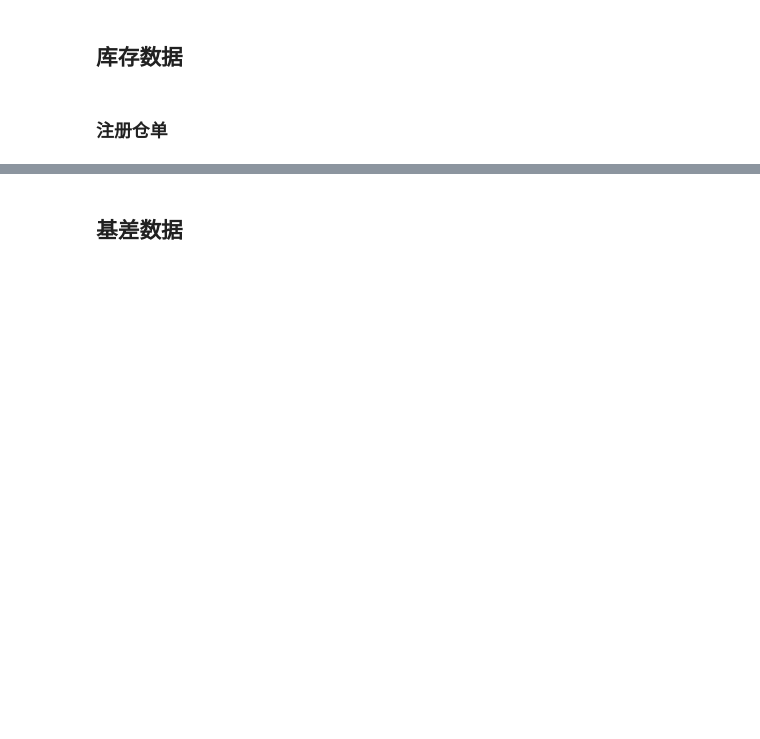
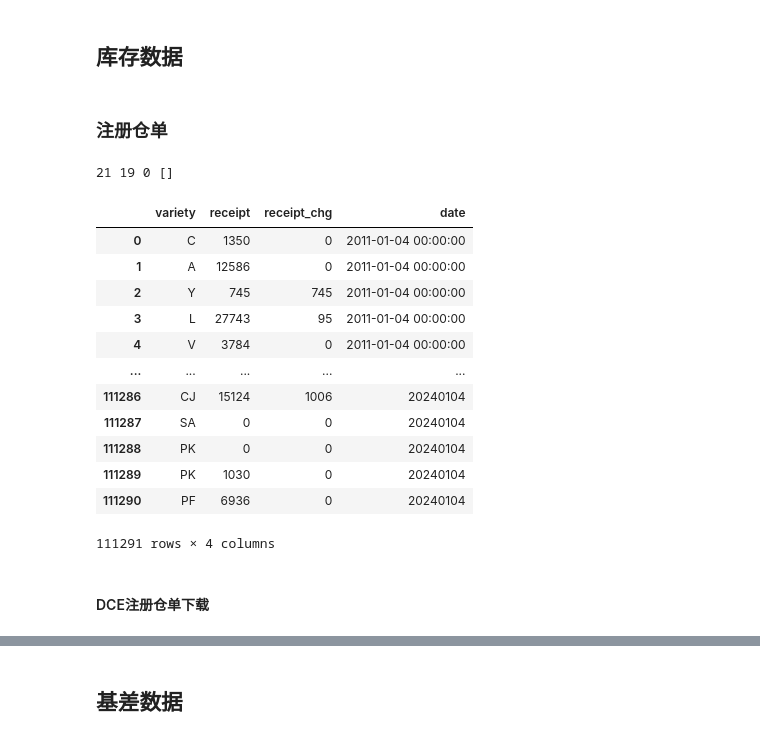
Before and after one commit to Howard-66/futures_nexus, a Jupyter notebook: download.ipynb, the cells around one changed output, grey strips where cells are left out. Cells and saved outputs as stored; diff of their text form; code cells hidden in the pictures; blank space fills up the shorter version.

Commit message:
1.add receipt data into database; 2.add query method for quickly access table infor in db

```diff
--- a/download.ipynb
+++ b/download.ipynb
@@ -280,0 +282,29 @@ futures_inventory_em_df
+# %%
+set1 = set(dce)
+set2 = set(dce_in)
+diff = set2 - set1
+result = list(diff)
+print(len(dce), len(dce_in), len(result), result)
+# %% [output]
+21 19 0 []
+# %%
+# 查看数据库中的仓单数据
+df_receipt = dws.get_data_by_sql('SELECT * FROM receipt')
+df_receipt['date'] = pd.to_datetime(df_receipt['date'], format='%Y%m%d')
+df_receipt
+# %% [output]
+|  | variety | receipt | receipt_chg | date |
+| 0 | C | 1350 | 0 | 2011-01-04 00:00:00 |
+| 1 | A | 12586 | 0 | 2011-01-04 00:00:00 |
+| 2 | Y | 745 | 745 | 2011-01-04 00:00:00 |
+| 3 | L | 27743 | 95 | 2011-01-04 00:00:00 |
+| 4 | V | 3784 | 0 | 2011-01-04 00:00:00 |
+| ... | ... | ... | ... | ... |
+| 111286 | CJ | 15124 | 1006 | 20240104 |
+| 111287 | SA | 0 | 0 | 20240104 |
+| 111288 | PK | 0 | 0 | 20240104 |
+| 111289 | PK | 1030 | 0 | 20240104 |
+| 111290 | PF | 6936 | 0 | 20240104 |
+111291 rows × 4 columns
+# %% [markdown]
+#### DCE注册仓单下载
```
Also changed, not shown: parts of 23 cells of this notebook, 2 other files.
